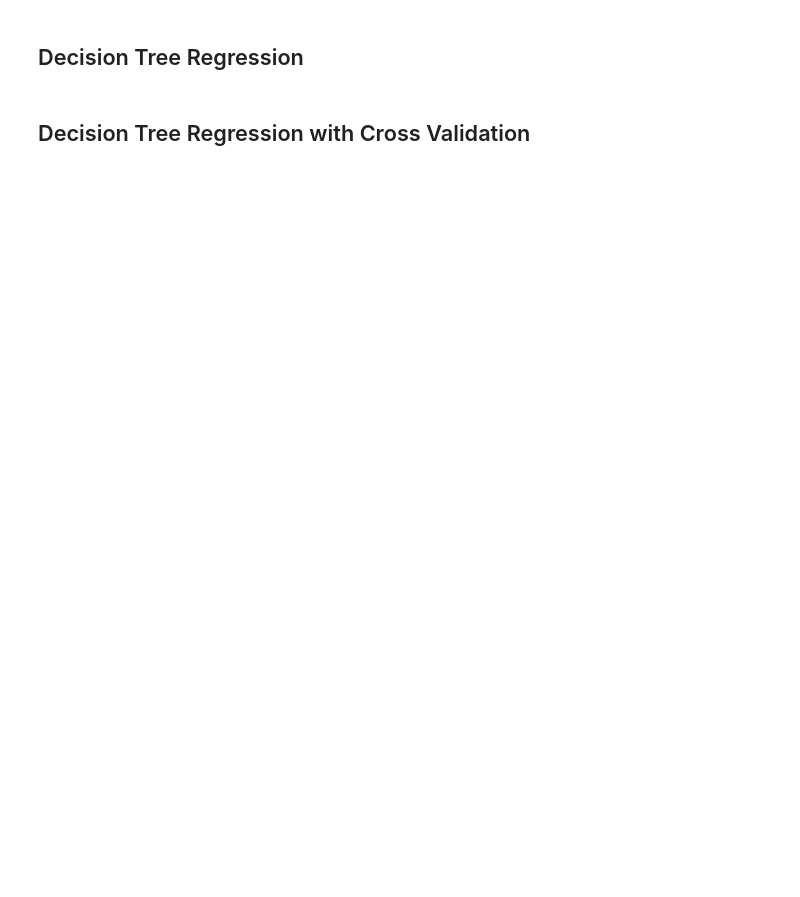
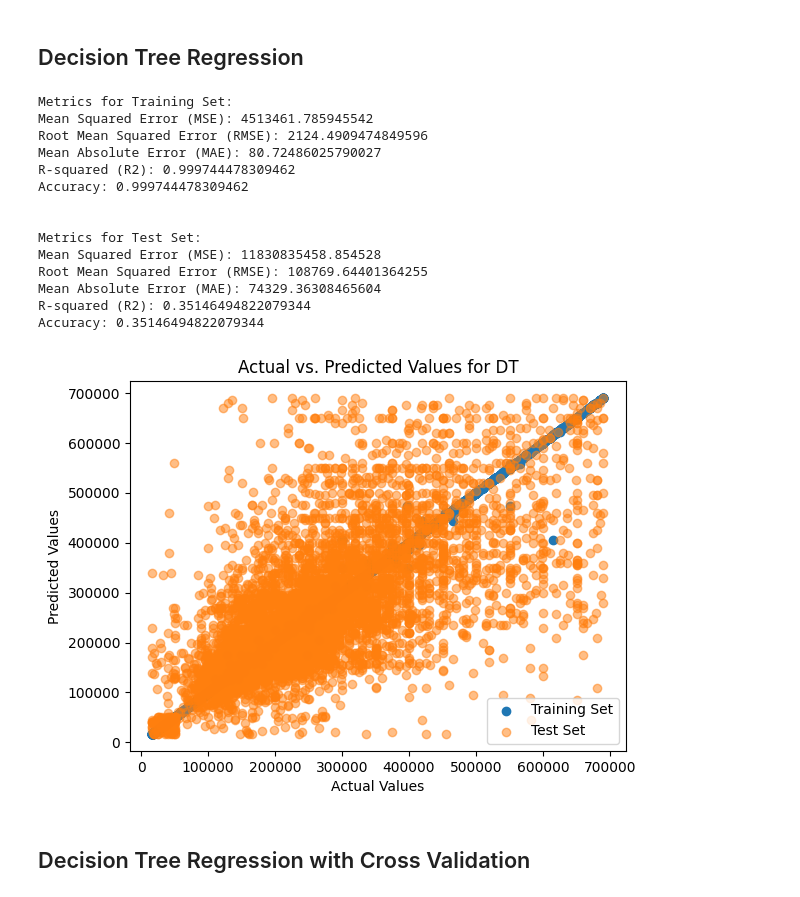
Before and after one commit to adnanjpg/data-mining-project, a Jupyter notebook: polars.ipynb, the cells around one changed output. Cells and saved outputs as stored; diff of their text form; code cells hidden in the pictures; blank space fills up the shorter version.

```diff
--- a/polars.ipynb
+++ b/polars.ipynb
@@ -440,18 +582,34 @@ print_model_stats(y_train_pred, y_test_pred, model)
 # %%
 from sklearn.tree import DecisionTreeRegressor
 
 tree = DecisionTreeRegressor()
 tree.fit(X_train, y_train)
 
 y_train_pred = tree.predict(X_train)
 y_test_pred = tree.predict(X_test)
 
 y_train_score = tree.score(X_train, y_train)
 y_test_score = tree.score(X_test, y_test)
 
 pred_results.append((y_train_score, y_test_score, "DT"))
 
-print_model_stats(y_train_pred, y_test_pred, tree)
+print_model_stats(y_train_pred, y_test_pred, tree, "DT")
+# %% [output]
+Metrics for Training Set:
+Mean Squared Error (MSE): 4513461.785945542
+Root Mean Squared Error (RMSE): 2124.4909474849596
+Mean Absolute Error (MAE): 80.72486025790027
+R-squared (R2): 0.999744478309462
+Accuracy: 0.999744478309462
+
+
+Metrics for Test Set:
+Mean Squared Error (MSE): 11830835458.854528
+Root Mean Squared Error (RMSE): 108769.64401364255
+Mean Absolute Error (MAE): 74329.36308465604
+R-squared (R2): 0.35146494822079344
+Accuracy: 0.35146494822079344
+[figure, added]
 # %% [markdown]
 ## Decision Tree Regression with Cross Validation
 # %%
```
Also changed, not shown: parts of 20 cells of this notebook.
